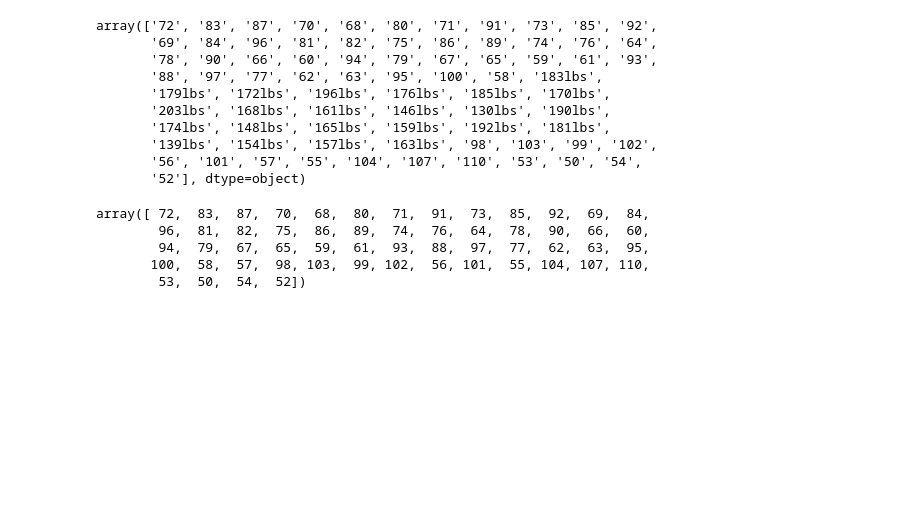
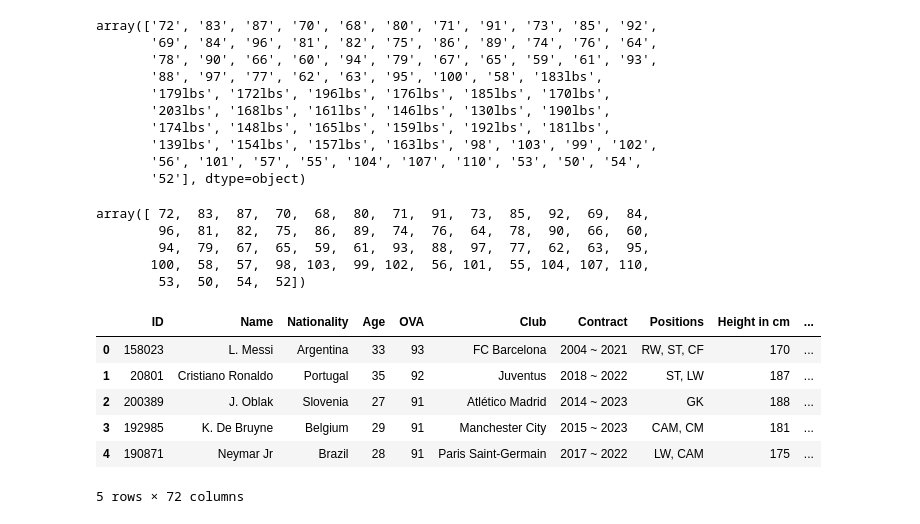
Before and after one commit to NhatNamPhan/ETL_MiniData, a Jupyter notebook: transform_data.ipynb, the cells around one changed output. Cells and saved outputs as stored; diff of their text form; code cells hidden in the pictures; blank space fills up the shorter version.

Commit message:
convert height & weight to numerical

```diff
--- a/transform_data.ipynb
+++ b/transform_data.ipynb
@@ -172,3 +172,15 @@ array([ 72,  83,  87,  70,  68,  80,  71,  91,  73,  85,  92,  69,  84,
         94,  79,  67,  65,  59,  61,  93,  88,  97,  77,  62,  63,  95,
        100,  58,  57,  98, 103,  99, 102,  56, 101,  55, 104, 107, 110,
         53,  50,  54,  52])
+# %%
+df.rename(columns={"Height": "Height in cm", "Weight": "Weight in kg"}, inplace= True)
+# %%
+df.head()
+# %% [output]
+|  | ID | Name | Nationality | Age | OVA | Club | Contract | Positions | Height in cm | ... |
+| 0 | 158023 | L. Messi | Argentina | 33 | 93 | FC Barcelona | 2004 ~ 2021 | RW, ST, CF | 170 | ... |
+| 1 | 20801 | Cristiano Ronaldo | Portugal | 35 | 92 | Juventus | 2018 ~ 2022 | ST, LW | 187 | ... |
+| 2 | 200389 | J. Oblak | Slovenia | 27 | 91 | Atlético Madrid | 2014 ~ 2023 | GK | 188 | ... |
+| 3 | 192985 | K. De Bruyne | Belgium | 29 | 91 | Manchester City | 2015 ~ 2023 | CAM, CM | 181 | ... |
+| 4 | 190871 | Neymar Jr | Brazil | 28 | 91 | Paris Saint-Germain | 2017 ~ 2022 | LW, CAM | 175 | ... |
+5 rows × 72 columns
```
Also changed, not shown: parts of 3 cells of this notebook, 1 other file.
